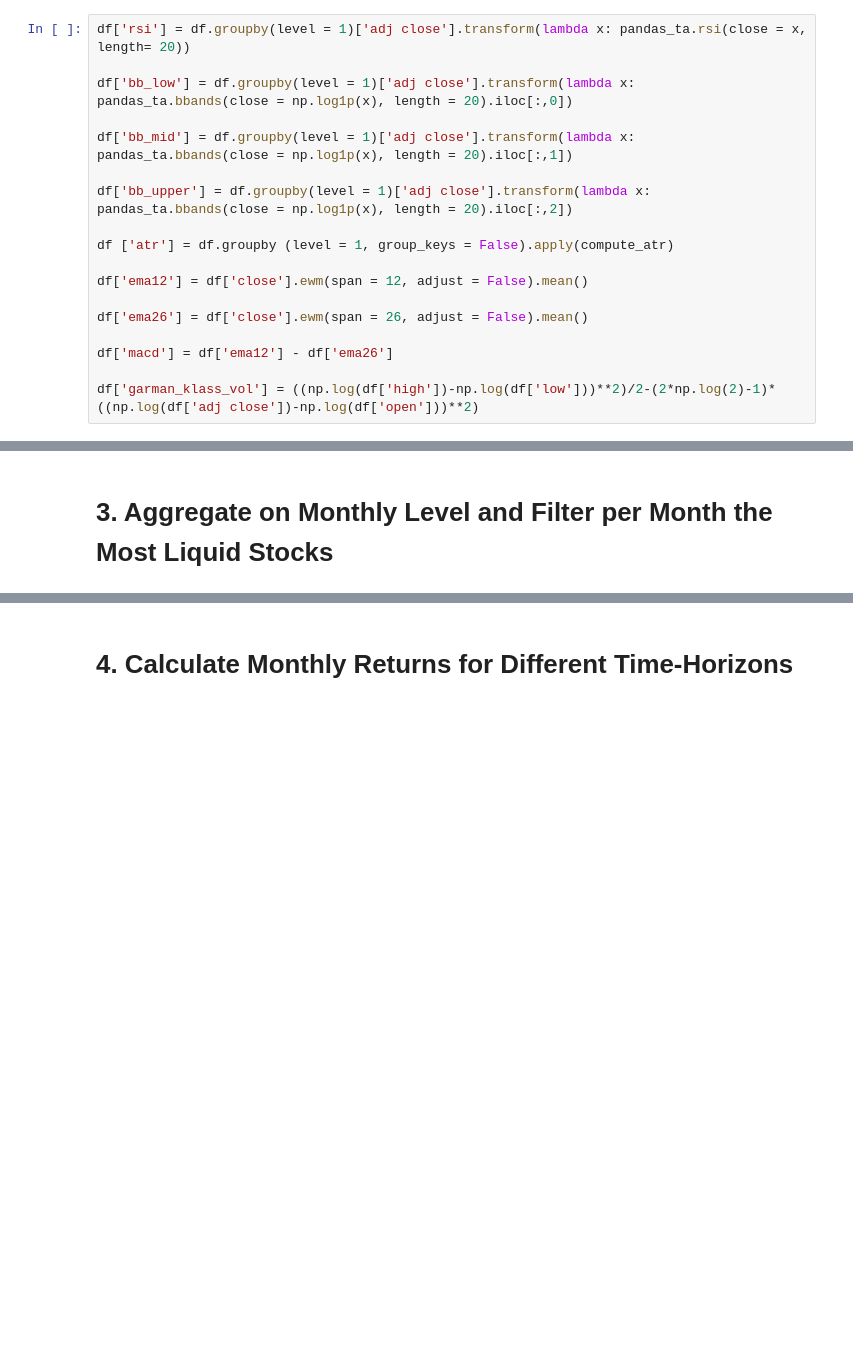
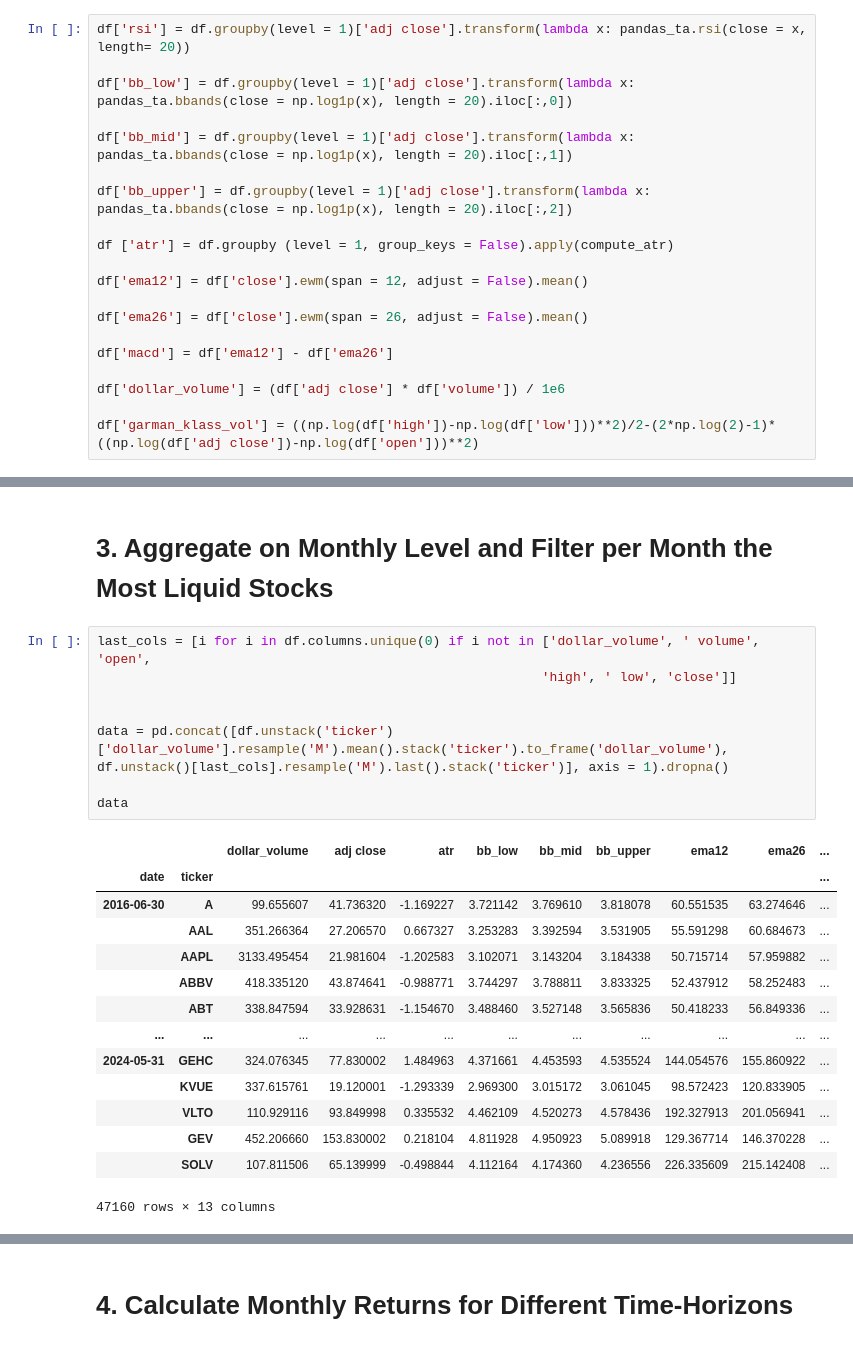
Before and after one commit to bewba/Unsupervised-Learning-Trading-Strategy, a Jupyter notebook: UnsupervisedTradingLearningStrategy.ipynb, the cells around one changed output, grey strips where cells are left out. Saved outputs shown, nothing was run; the diff lists cells and outputs as text; blank space fills up the shorter version.

```diff
--- a/UnsupervisedTradingLearningStrategy.ipynb
+++ b/UnsupervisedTradingLearningStrategy.ipynb
@@ -128,6 +128,8 @@ df['ema26'] = df['close'].ewm(span = 26, adjust = False).mean()
 
 df['macd'] = df['ema12'] - df['ema26']
 
+df['dollar_volume'] = (df['adj close'] * df['volume']) / 1e6
+
 df['garman_klass_vol'] = ((np.log(df['high'])-np.log(df['low']))**2)/2-(2*np.log(2)-1)*((np.log(df['adj close'])-np.log(df['open']))**2)
 # %%
 df
@@ -149,2 +151,26 @@ df
 # %% [markdown]
 # 3. Aggregate on Monthly Level and Filter per Month the Most Liquid Stocks
+# %%
+last_cols = [i for i in df.columns.unique(0) if i not in ['dollar_volume', ' volume', 'open',
+                                                         'high', ' low', 'close']]
+
+
+data = pd.concat([df.unstack('ticker')['dollar_volume'].resample('M').mean().stack('ticker').to_frame('dollar_volume'),
+df.unstack()[last_cols].resample('M').last().stack('ticker')], axis = 1).dropna()
+
+data
+# %% [output]
+|  |  | dollar_volume | adj close | atr | bb_low | bb_mid | bb_upper | ema12 | ema26 | ... |
+| date | ticker |  |  |  |  |  |  |  |  | ... |
+| 2016-06-30 | A | 99.655607 | 41.736320 | -1.169227 | 3.721142 | 3.769610 | 3.818078 | 60.551535 | 63.274646 | ... |
+|  | AAL | 351.266364 | 27.206570 | 0.667327 | 3.253283 | 3.392594 | 3.531905 | 55.591298 | 60.684673 | ... |
+|  | AAPL | 3133.495454 | 21.981604 | -1.202583 | 3.102071 | 3.143204 | 3.184338 | 50.715714 | 57.959882 | ... |
+|  | ABBV | 418.335120 | 43.874641 | -0.988771 | 3.744297 | 3.788811 | 3.833325 | 52.437912 | 58.252483 | ... |
+|  | ABT | 338.847594 | 33.928631 | -1.154670 | 3.488460 | 3.527148 | 3.565836 | 50.418233 | 56.849336 | ... |
+| ... | ... | ... | ... | ... | ... | ... | ... | ... | ... | ... |
+| 2024-05-31 | GEHC | 324.076345 | 77.830002 | 1.484963 | 4.371661 | 4.453593 | 4.535524 | 144.054576 | 155.860922 | ... |
+|  | KVUE | 337.615761 | 19.120001 | -1.293339 | 2.969300 | 3.015172 | 3.061045 | 98.572423 | 120.833905 | ... |
+|  | VLTO | 110.929116 | 93.849998 | 0.335532 | 4.462109 | 4.520273 | 4.578436 | 192.327913 | 201.056941 | ... |
+|  | GEV | 452.206660 | 153.830002 | 0.218104 | 4.811928 | 4.950923 | 5.089918 | 129.367714 | 146.370228 | ... |
+|  | SOLV | 107.811506 | 65.139999 | -0.498844 | 4.112164 | 4.174360 | 4.236556 | 226.335609 | 215.142408 | ... |
+47160 rows × 13 columns
```
Also changed, not shown: parts of 3 cells of this notebook.
